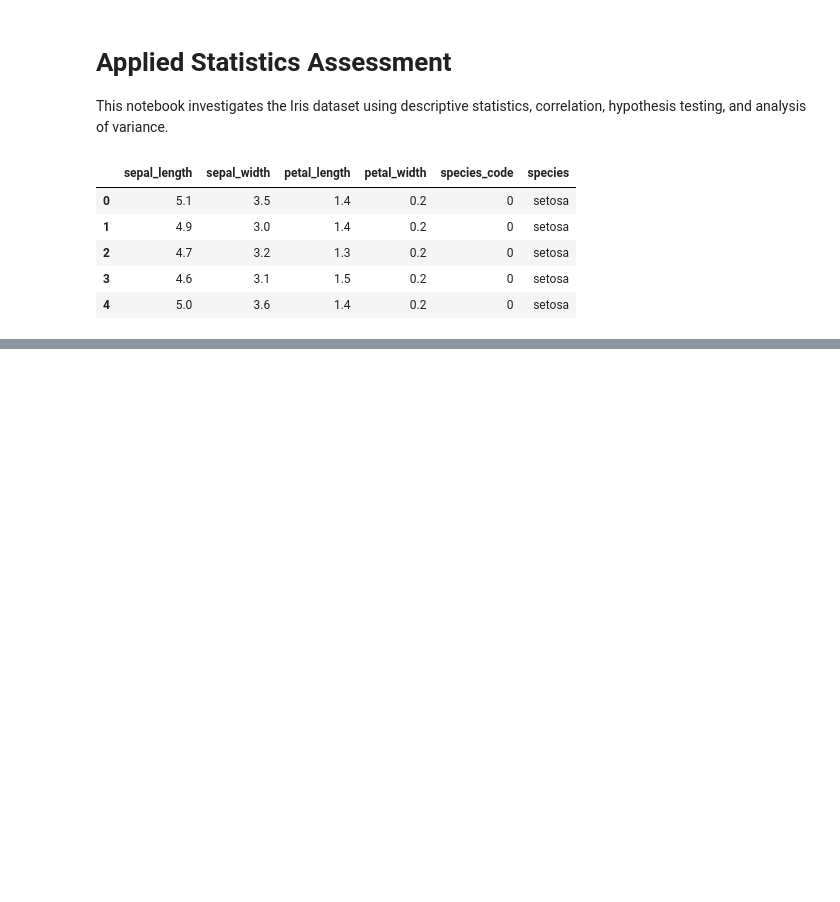
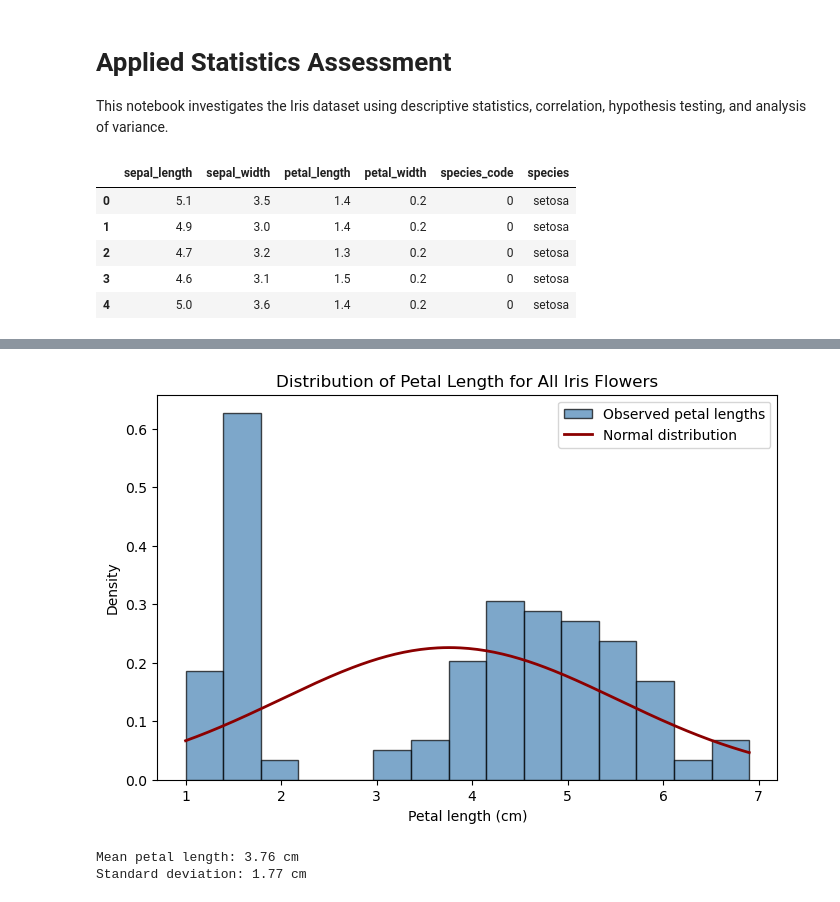
Before and after one commit to Nebulosa-max/applied-statistics-sophia, a Jupyter notebook: problems.ipynb, the cells around one changed output, grey strips where cells are left out. Saved outputs shown, nothing was run; the diff lists cells and outputs as text; code cells hidden in the pictures; blank space fills up the shorter version.

Commit message:
Complete petal length exploration

```diff
--- a/problems.ipynb
+++ b/problems.ipynb
@@ -36,0 +41,44 @@ df.head()
+# %%
+petal_length = df["petal_length"]
+
+mean_petal_length = petal_length.mean()
+std_petal_length = petal_length.std()
+
+x = np.linspace(
+    petal_length.min(),
+    petal_length.max(),
+    200
+)
+
+plt.figure(figsize=(8, 5))
+
+plt.hist(
+    petal_length,
+    bins=15,
+    density=True,
+    alpha=0.7,
+    color="steelblue",
+    edgecolor="black",
+    label="Observed petal lengths"
+)
+
+plt.plot(
+    x,
+    stats.norm.pdf(x, mean_petal_length, std_petal_length),
+    color="darkred",
+    linewidth=2,
+    label="Normal distribution"
+)
+
+plt.xlabel("Petal length (cm)")
+plt.ylabel("Density")
+plt.title("Distribution of Petal Length for All Iris Flowers")
+plt.legend()
+plt.show()
+
+print(f"Mean petal length: {mean_petal_length:.2f} cm")
+print(f"Standard deviation: {std_petal_length:.2f} cm")
+# %% [output]
+[figure, added]
+Mean petal length: 3.76 cm
+Standard deviation: 1.77 cm
```
Also changed, not shown: parts of 3 cells of this notebook.
